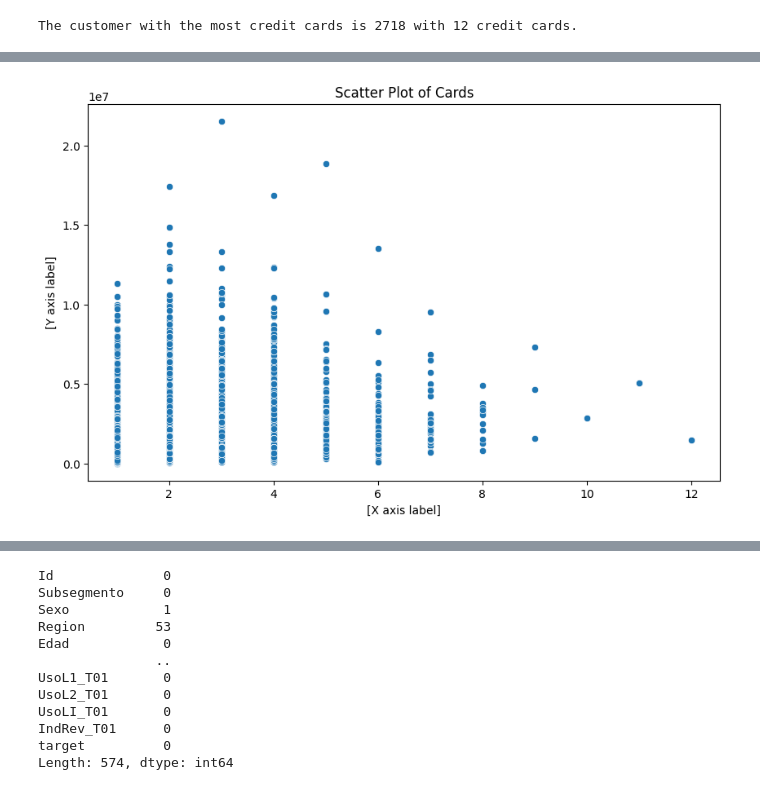
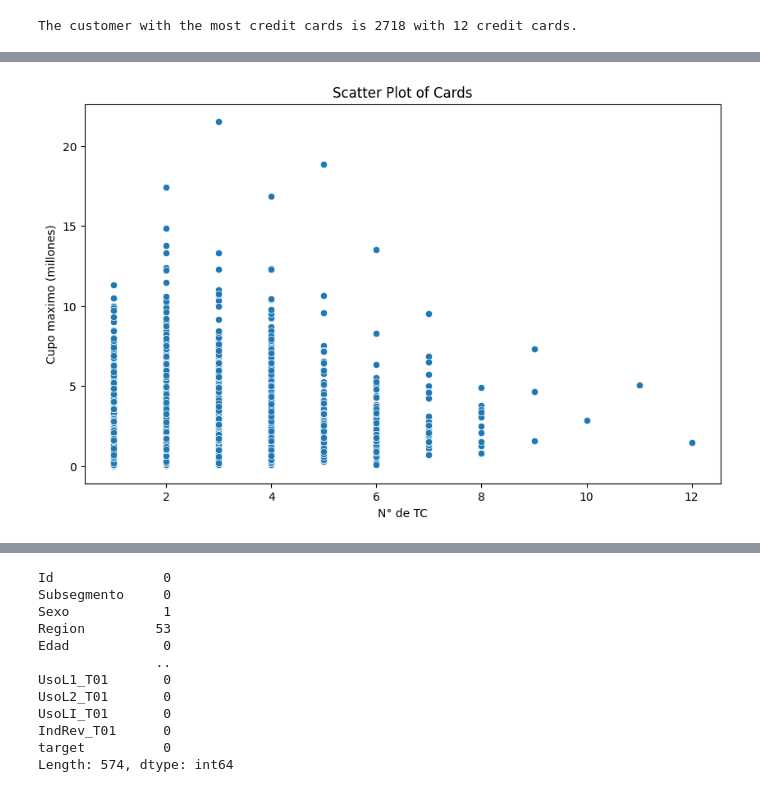
Before and after one commit to Ekronec/Machine-Learning, a Jupyter notebook: Evaluaciones/Trabajo_Monopoly.ipynb, the cells around one changed output, grey strips where cells are left out. Drawn from its saved outputs; the diff is of its cells as text; code cells hidden in the pictures.

```diff
--- a/Evaluaciones/Trabajo_Monopoly.ipynb
+++ b/Evaluaciones/Trabajo_Monopoly.ipynb
@@ -90,9 +132,9 @@ The customer with the most credit cards is 2718 with 12 credit cards.
 # %%
 plt.figure(figsize=(10, 6))
-sns.scatterplot(x='TC', y='CUPO_L1', data=df)
+sns.scatterplot(x='TC', y=df['CUPO_L1']/1000000, data=df)
 plt.title('Scatter Plot of Cards')
-plt.xlabel('[X axis label]')
-plt.ylabel('[Y axis label]')
+plt.xlabel('N° de TC')
+plt.ylabel('Cupo maximo (millones)')
 plt.show()
 # %% [output]
-[figure, old version]
+[figure, new version]
```
Also changed, not shown: parts of 7 cells of this notebook.
